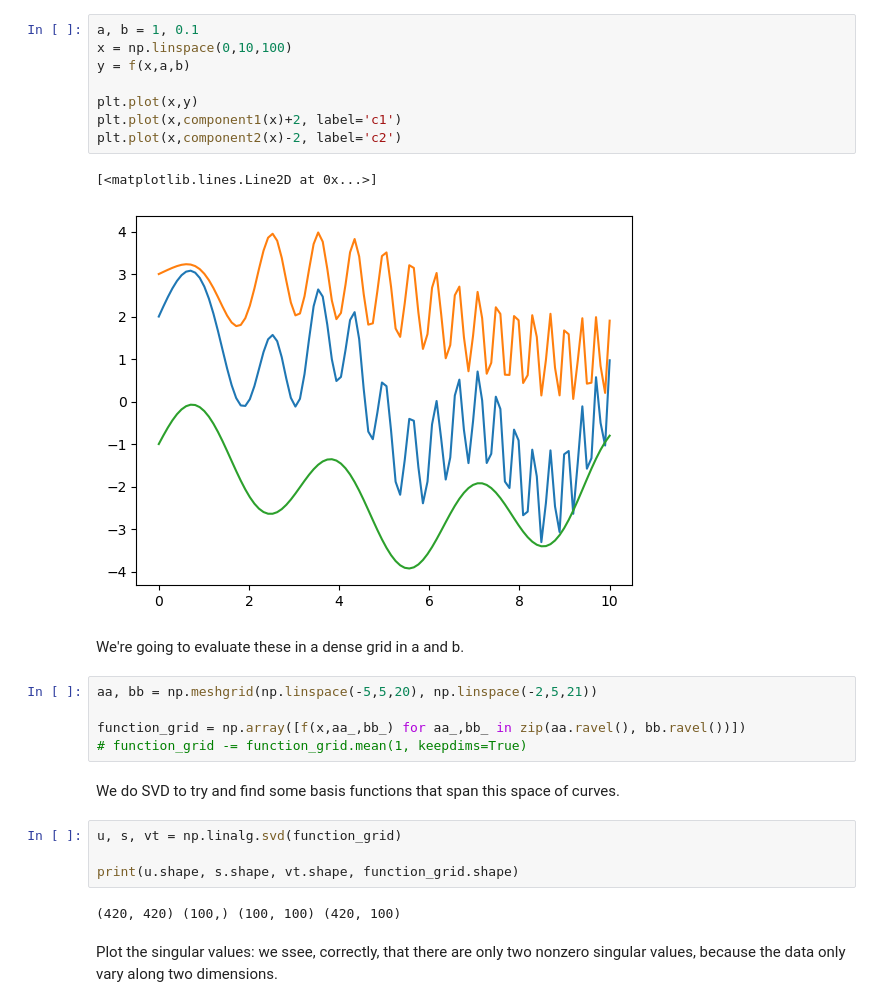
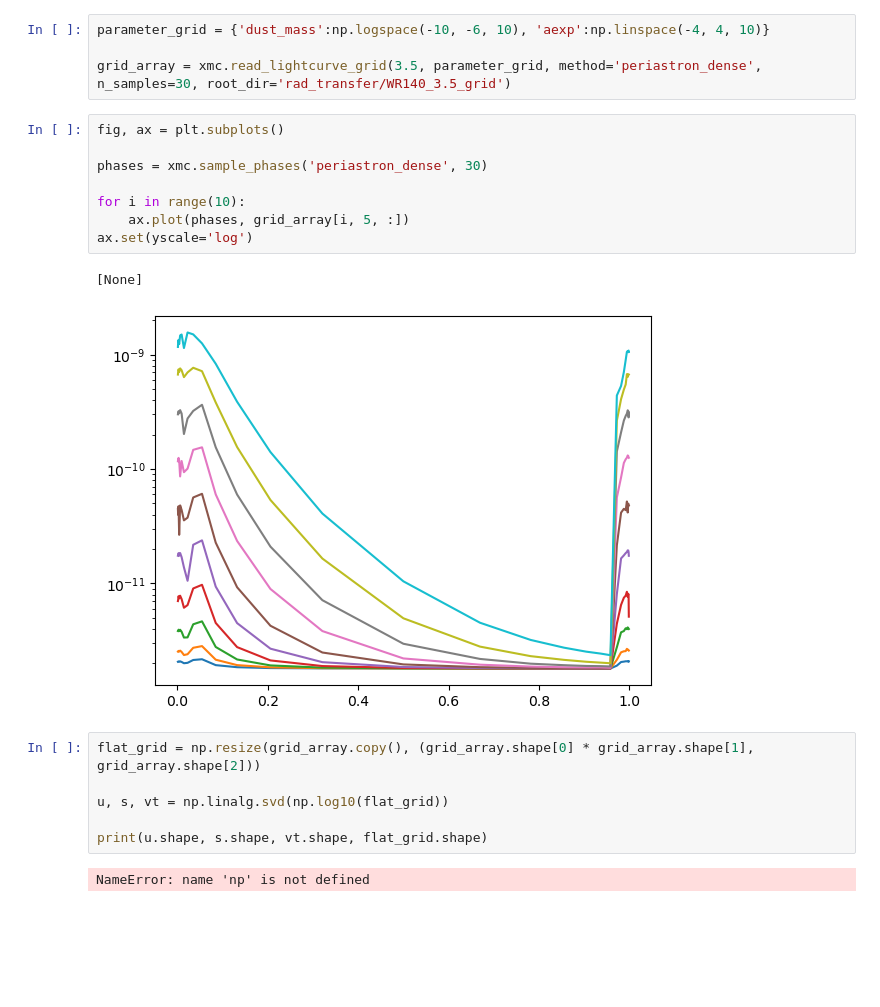
Before and after one commit to ryanwhite1/xenomorph, a Jupyter notebook: svd.ipynb, the cells around one changed output. Saved outputs shown, nothing was run; the diff lists cells and outputs as text; blank space fills up the shorter version.

```diff
--- a/svd.ipynb
+++ b/svd.ipynb
@@ -15,29 +6,24 @@ def component2(x):
-# %%
-a, b = 1, 0.1
-x = np.linspace(0,10,100)
-y = f(x,a,b)
-
-plt.plot(x,y)
-plt.plot(x,component1(x)+2, label='c1')
-plt.plot(x,component2(x)-2, label='c2')
-# %% [output]
-[<matplotlib.lines.Line2D at 0x...>]
-[figure, removed]
-# %% [markdown]
-We're going to evaluate these in a dense grid in a and b.
-# %%
-aa, bb = np.meshgrid(np.linspace(-5,5,20), np.linspace(-2,5,21))
-
-function_grid = np.array([f(x,aa_,bb_) for aa_,bb_ in zip(aa.ravel(), bb.ravel())])
-# function_grid -= function_grid.mean(1, keepdims=True)
-# %% [markdown]
-We do SVD to try and find some basis functions that span this space of curves.
+# %%
+parameter_grid = {'dust_mass':np.logspace(-10, -6, 10), 'aexp':np.linspace(-4, 4, 10)}
+
+grid_array = xmc.read_lightcurve_grid(3.5, parameter_grid, method='periastron_dense', n_samples=30, root_dir='rad_transfer/WR140_3.5_grid')
+# %%
+fig, ax = plt.subplots()
+
+phases = xmc.sample_phases('periastron_dense', 30)
+
+for i in range(10):
+    ax.plot(phases, grid_array[i, 5, :])
+ax.set(yscale='log')
+# %% [output]
+[None]
+[figure, added]
 # %%
-u, s, vt = np.linalg.svd(function_grid)
+flat_grid = np.resize(grid_array.copy(), (grid_array.shape[0] * grid_array.shape[1], grid_array.shape[2]))
 
-print(u.shape, s.shape, vt.shape, function_grid.shape)
+u, s, vt = np.linalg.svd(np.log10(flat_grid))
+
+print(u.shape, s.shape, vt.shape, flat_grid.shape)
 # %% [output]
-(420, 420) (100,) (100, 100) (420, 100)
+NameError: name 'np' is not defined
-# %% [markdown]
-Plot the singular values: we ssee, correctly, that there are only two nonzero singular values, because the data only vary along two dimensions.
 # %%
```
Also changed, not shown: parts of 14 cells of this notebook, 2 other files.
